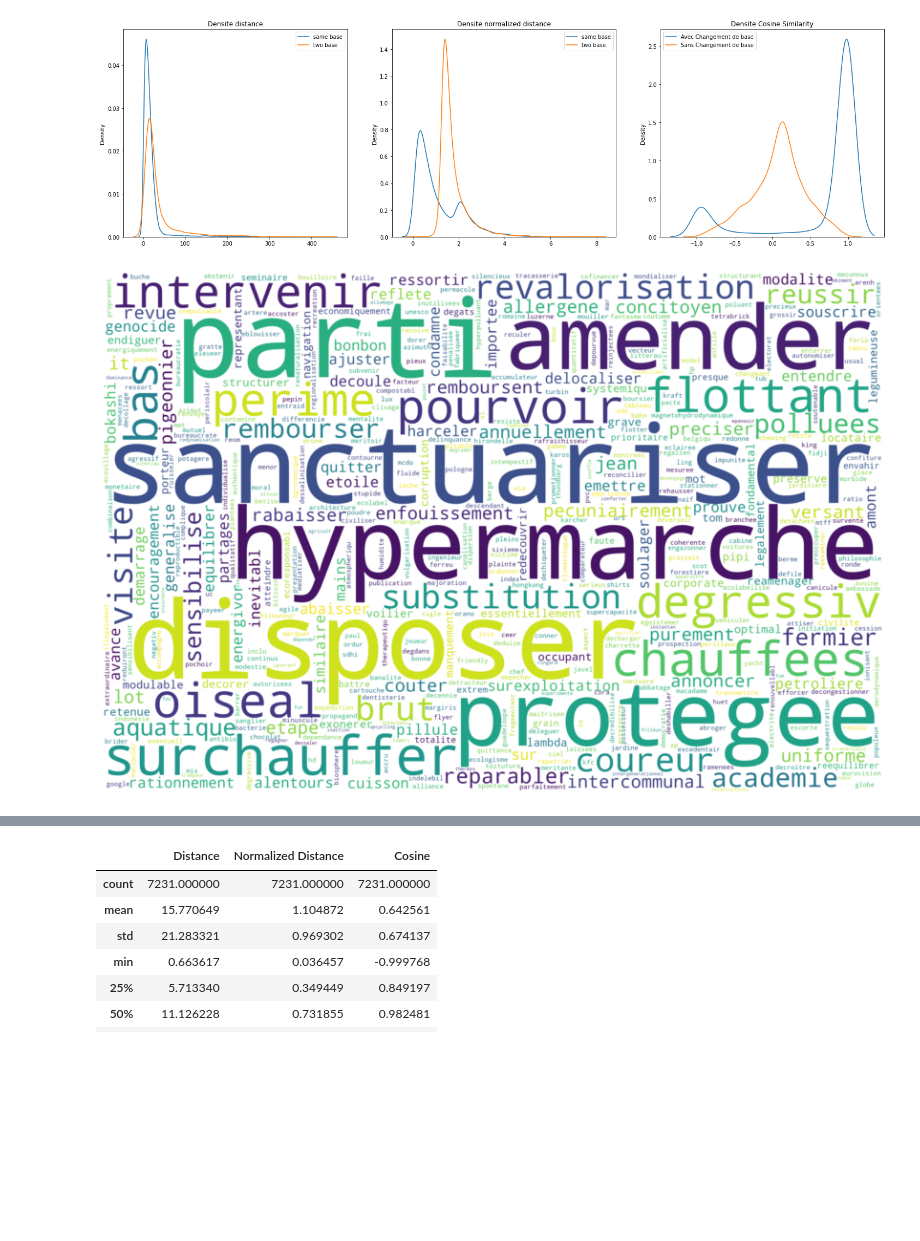
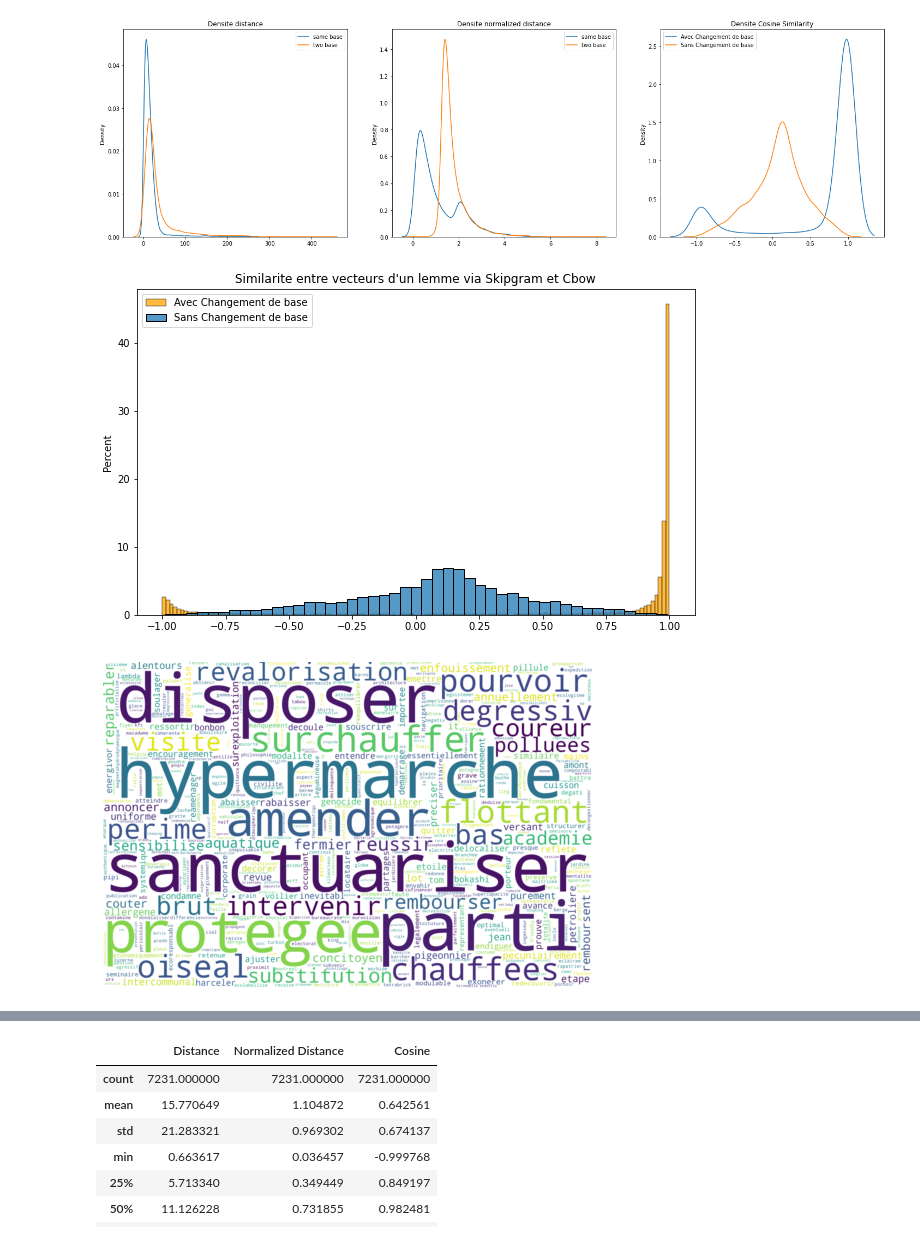
Before and after one commit to dmkant/projet-statistique-2022, a Jupyter notebook: word_embedding/comparison_best_model.ipynb, the cells around one changed output, grey strips where cells are left out. Drawn from its saved outputs; the diff is of its cells as text; code cells hidden in the pictures; blank space fills up the shorter version.

```diff
--- a/word_embedding/comparison_best_model.ipynb
+++ b/word_embedding/comparison_best_model.ipynb
@@ -156,6 +156,15 @@ plt.legend(["Avec Changement de base","Sans Changement de base"])
 plt.show()
 # %% [output]
 [figure]
+# %%
+plt.figure(figsize = (10,6))
+sns.histplot(cosineSim2,color='orange',stat="percent")
+sns.histplot(cosineSim,stat="percent")
+plt.legend(["Avec Changement de base","Sans Changement de base"])
+plt.title("Similarite entre vecteurs d'un lemme via Skipgram et Cbow")
+plt.show()
+# %% [output]
+[figure, added]
 # %%
 file = open("./data/liste_lemmes_difference.txt", 'w')
 for lemme in :
@@ -194,12 +203,12 @@ fig.show()
 # %%
 from wordcloud import *
 dict_wordcloud = freqMots.copy()
 dict_wordcloud = dict_wordcloud.set_index("Lemme")
 wordcloud = WordCloud(background_color="white", width=3000, height=2000, max_words=500)
 wordcloud.generate_from_frequencies(frequencies=dict_wordcloud.to_dict()["Fréquence"])
-plt.figure(figsize=[15,10])
+plt.figure(figsize = (10,6))
 plt.imshow(wordcloud, interpolation="bilinear")
 plt.axis("off")
 plt.show()
 # %% [output]
-[figure, old version]
+[figure, new version]
```
Also changed, not shown: parts of 4 cells of this notebook, 1 other file.
